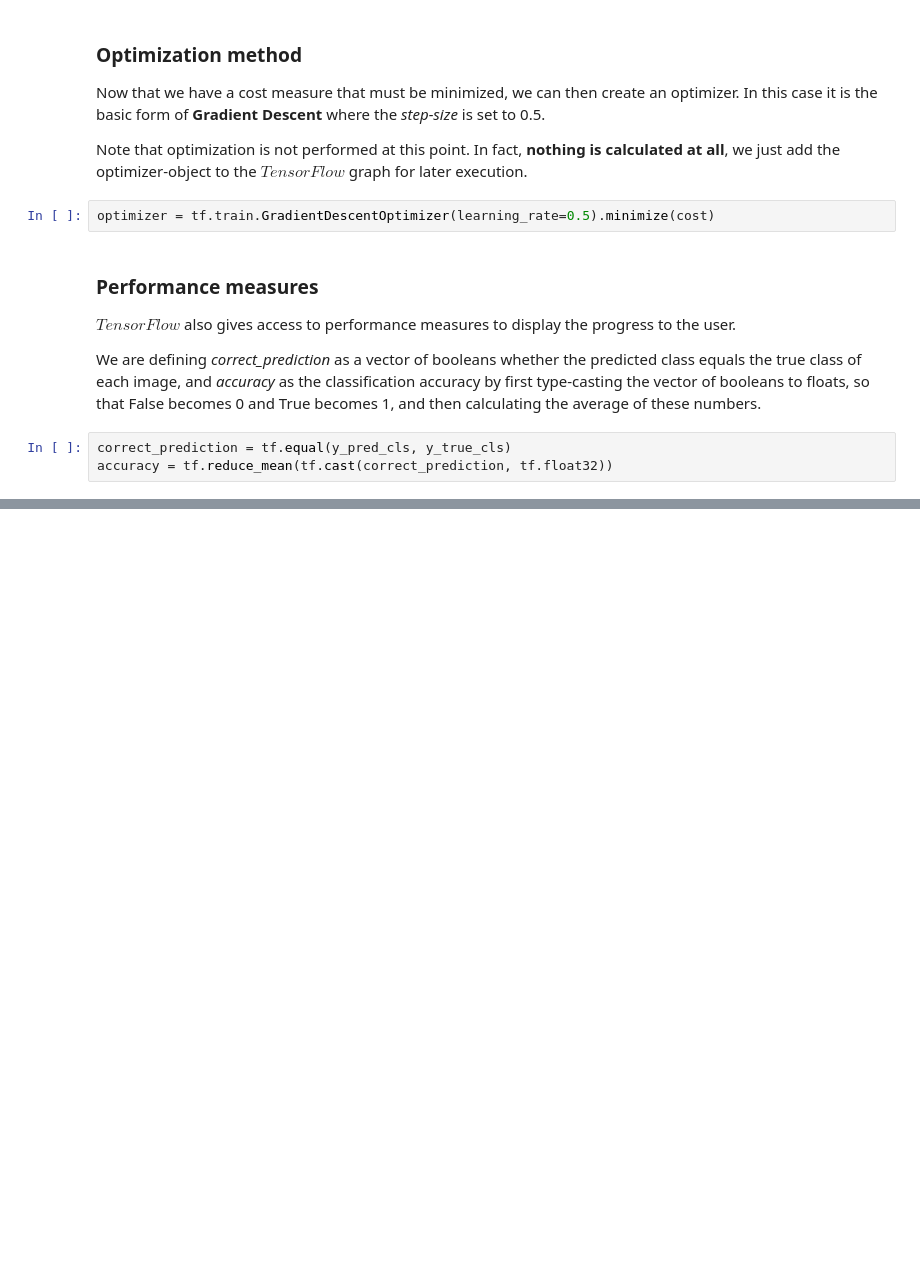
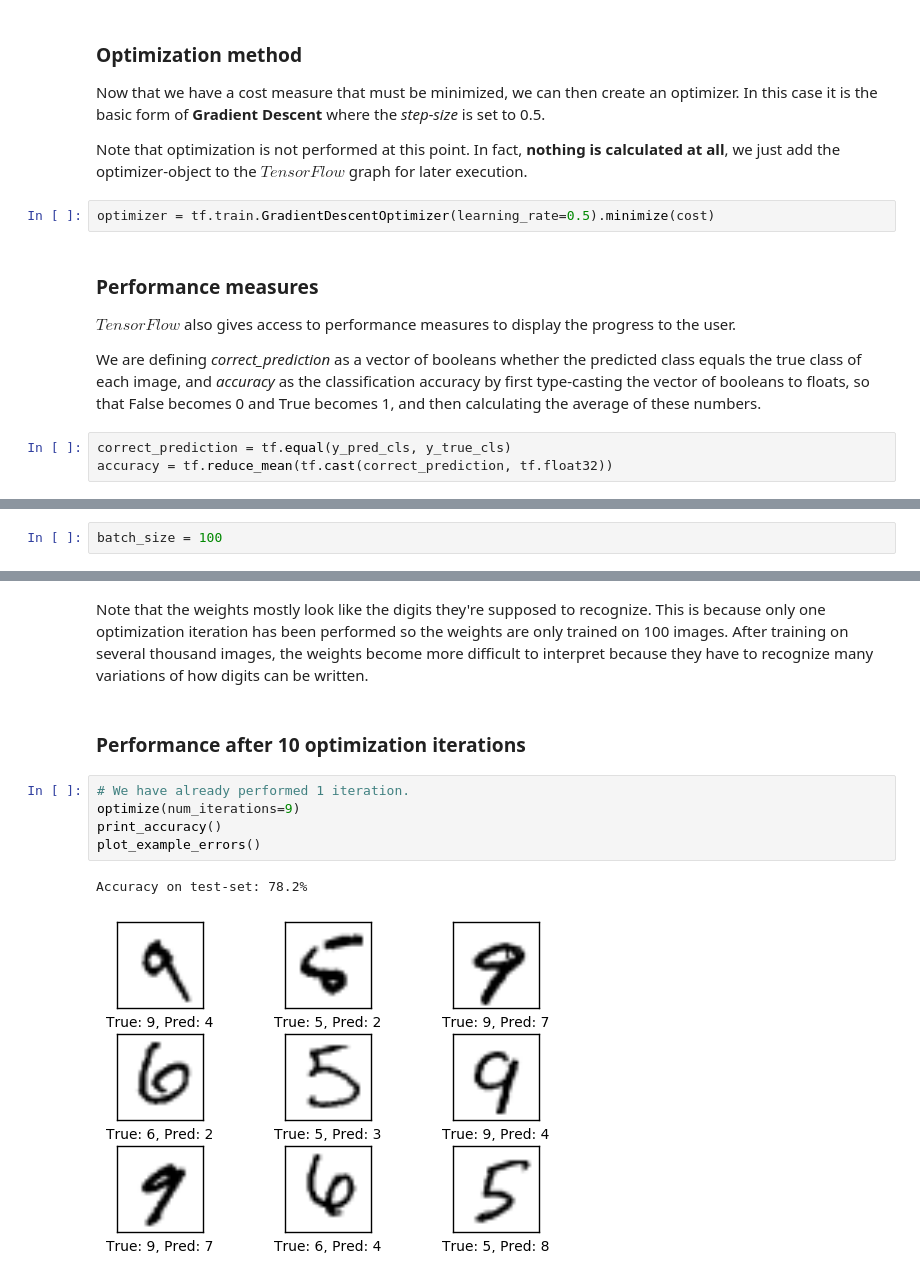
Before and after one commit to Kidel/Deep-Learning-CNN-for-Image-Recognition, a Jupyter notebook: 01_SimpleLinearModel.ipynb, the cells around one changed output, grey strips where cells are left out. Cells and saved outputs as stored; diff of their text form; blank space fills up the shorter version.

```diff
--- a/01_SimpleLinearModel.ipynb
+++ b/01_SimpleLinearModel.ipynb
@@ -193,0 +210,2 @@ accuracy = tf.reduce_mean(tf.cast(correct_prediction, tf.float32))
+# %%
+batch_size = 100
@@ -193,0 +367,12 @@ accuracy = tf.reduce_mean(tf.cast(correct_prediction, tf.float32))
+# %% [markdown]
+Note that the weights mostly look like the digits they're supposed to recognize. This is because only one optimization iteration has been performed so the weights are only trained on 100 images. After training on several thousand images, the weights become more difficult to interpret because they have to recognize many variations of how digits can be written.
+# %% [markdown]
+### Performance after 10 optimization iterations
+# %%
+# We have already performed 1 iteration.
+optimize(num_iterations=9)
+print_accuracy()
+plot_example_errors()
+# %% [output]
+Accuracy on test-set: 78.2%
+[figure, added]
```
Also changed, not shown: parts of 34 cells of this notebook.
